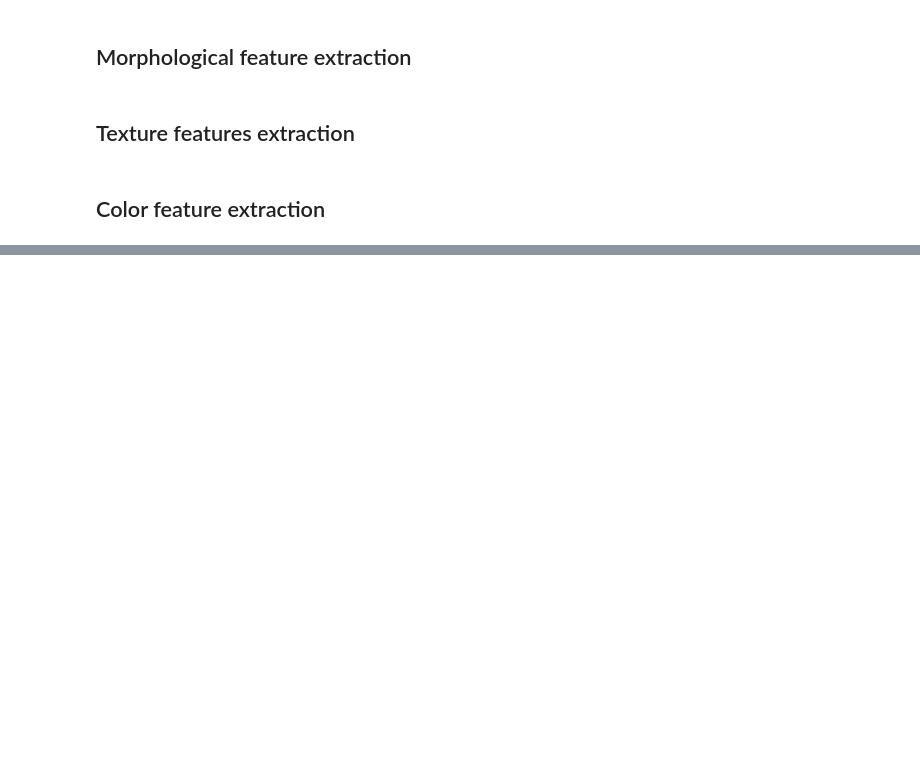
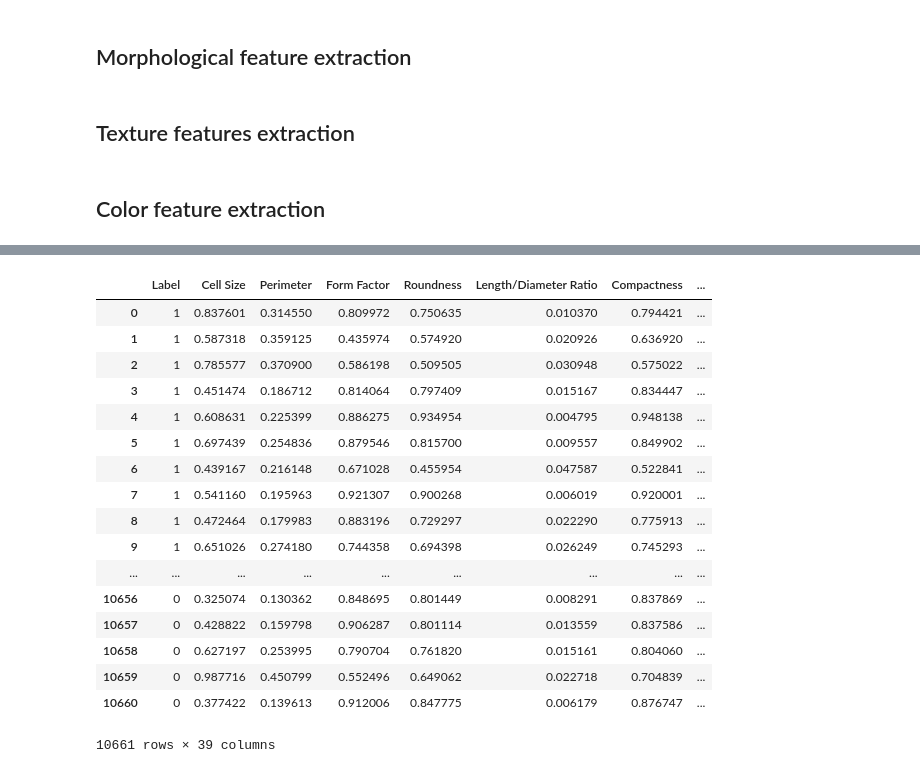
Before and after one commit to ansel-z/CX4240-Cancer-Cell-Classfication-Project, a Jupyter notebook: Feature Extractions.ipynb, the cells around one changed output, grey strips where cells are left out. Saved outputs shown, nothing was run; the diff lists cells and outputs as text; code cells hidden in the pictures; blank space fills up the shorter version.

```diff
--- a/Feature Extractions.ipynb
+++ b/Feature Extractions.ipynb
@@ -418,16 +475,15 @@ F23_F30_t = Haar_wavelet(test_texture)
 # %% [markdown]
 ## Color feature extraction
 # %%
-# Color features
 def image_RGB_mean(image):
     """
-    Args:
-        image in RGB
-    Return:
-        A tuple of (Red, Green, Blue) with mean value among all non-black pixels
+    args:
+        image: a single BGR image
+    returns:
+        red, green, blue: tuple with mean value among all non-black pixels
     """
     flattened = image.reshape(-1, image.shape[-1])
-    RED, GREEN, BLUE = (0,1,2)
+    BLUE, GREEN, RED = (0,1,2)
     red_components = flattened[:, RED]
     green_components = flattened[:, GREEN]
     blue_components = flattened[:, BLUE]
@@ -436,15 +492,20 @@ def image_RGB_mean(image):
     red, green, blue = RGB_mean[0], RGB_mean[1], RGB_mean[2]
     return red, green, blue
 
+
 def image_HSV(image):
+    """
+    This function converts a single BGR image to HSV
+    """
     return cv2.cvtColor(image, cv2.COLOR_BGR2HSV)
+
 
 def image_HSV_mean(image):
     """
-    Args:
-        image in HSV
-    Return:
-        A tuple of (Hue, Saturation, Value) with mean value among all non-black pixels
+    args:
+        image: a single HSV image
+    returns:
+        hue, saturation, value: a tuple with mean value among all non-black pixels
     """
     flattened = image.reshape(-1, image.shape[-1])
     HUE, SATURATION, VALUE = (0,1,2)
@@ -491,11 +552,11 @@ for i in range(n_test):
 # %%
 def intensity(image):
     """
-    arg:
-        image: grayscale square iamges
+    args:
+        image: numpy array of N grayscale images
     returns:
-        mean: intensity mean of nonzero pixels
-        var: intensity variance of nonzero pixels
+        mean: numpy array of intensity mean of nonzero pixels
+        var: numpy array of intensity variance of nonzero pixels
     """
     shape = np.shape(image)
     image = image.reshape(shape[0],shape[1]*shape[2])
@@ -528,17 +593,35 @@ print('Shape of training data:', np.shape(raw_train_data))
 # %%
-# Feature standardization
+# feature standardization
 scaler = MinMaxScaler()
 train_data = scaler.fit_transform(raw_train_data)
-#data = StandardScaler().fit_transform(data)
 train_data
 
-# Conversion of data from numpy array to dataframe
+# convert train data from numpy array to dataframe
 train_data_df = pd.DataFrame.from_records(train_data)
 train_data_df.columns = features
 label_train = np.concatenate(([1]*n_ALL,[0]*n_hem), axis=0)
 train_data_df.insert(0,"Label",label_train,True)
 
 # save train_data_df as a csv file
-train_data_df.to_csv(r'C:\Users\1000j\CX4240+\ProjectALL\train_data.csv')
+train_data_df.to_csv('Data/train_data.csv')
 train_data_df
+# %% [output]
+|  | Label | Cell Size | Perimeter | Form Factor | Roundness | Length/Diameter Ratio | Compactness | ... |
+| 0 | 1 | 0.837601 | 0.314550 | 0.809972 | 0.750635 | 0.010370 | 0.794421 | ... |
+| 1 | 1 | 0.587318 | 0.359125 | 0.435974 | 0.574920 | 0.020926 | 0.636920 | ... |
+| 2 | 1 | 0.785577 | 0.370900 | 0.586198 | 0.509505 | 0.030948 | 0.575022 | ... |
+| 3 | 1 | 0.451474 | 0.186712 | 0.814064 | 0.797409 | 0.015167 | 0.834447 | ... |
+| 4 | 1 | 0.608631 | 0.225399 | 0.886275 | 0.934954 | 0.004795 | 0.948138 | ... |
+| 5 | 1 | 0.697439 | 0.254836 | 0.879546 | 0.815700 | 0.009557 | 0.849902 | ... |
+| 6 | 1 | 0.439167 | 0.216148 | 0.671028 | 0.455954 | 0.047587 | 0.522841 | ... |
+| 7 | 1 | 0.541160 | 0.195963 | 0.921307 | 0.900268 | 0.006019 | 0.920001 | ... |
+| 8 | 1 | 0.472464 | 0.179983 | 0.883196 | 0.729297 | 0.022290 | 0.775913 | ... |
+| 9 | 1 | 0.651026 | 0.274180 | 0.744358 | 0.694398 | 0.026249 | 0.745293 | ... |
+| ... | ... | ... | ... | ... | ... | ... | ... | ... |
+| 10656 | 0 | 0.325074 | 0.130362 | 0.848695 | 0.801449 | 0.008291 | 0.837869 | ... |
+| 10657 | 0 | 0.428822 | 0.159798 | 0.906287 | 0.801114 | 0.013559 | 0.837586 | ... |
+| 10658 | 0 | 0.627197 | 0.253995 | 0.790704 | 0.761820 | 0.015161 | 0.804060 | ... |
+| 10659 | 0 | 0.987716 | 0.450799 | 0.552496 | 0.649062 | 0.022718 | 0.704839 | ... |
+| 10660 | 0 | 0.377422 | 0.139613 | 0.912006 | 0.847775 | 0.006179 | 0.876747 | ... |
+10661 rows × 39 columns
 # %%
```
Also changed, not shown: parts of 12 cells of this notebook, 11 other files.
